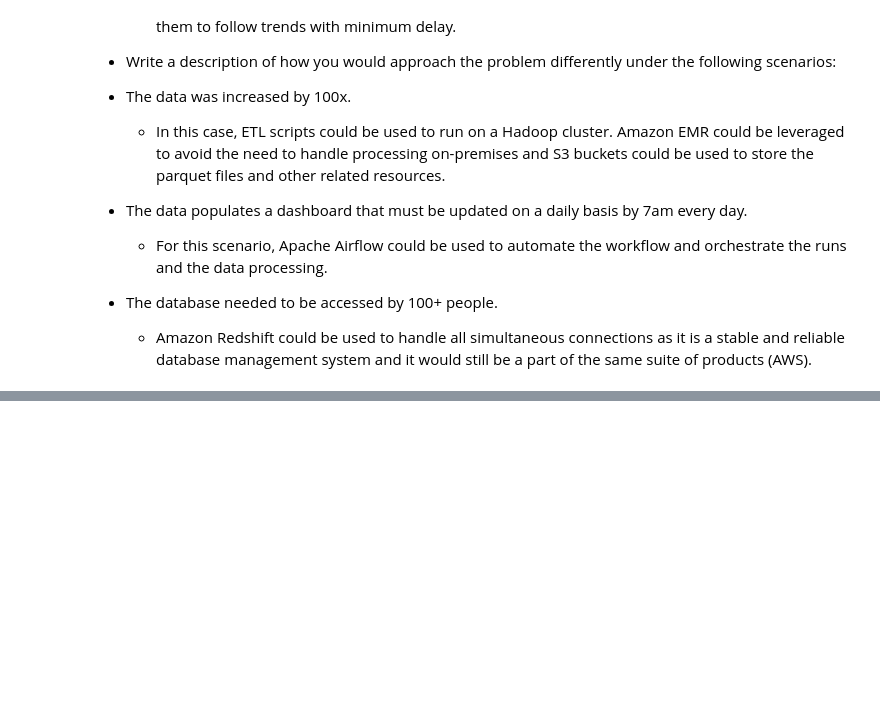
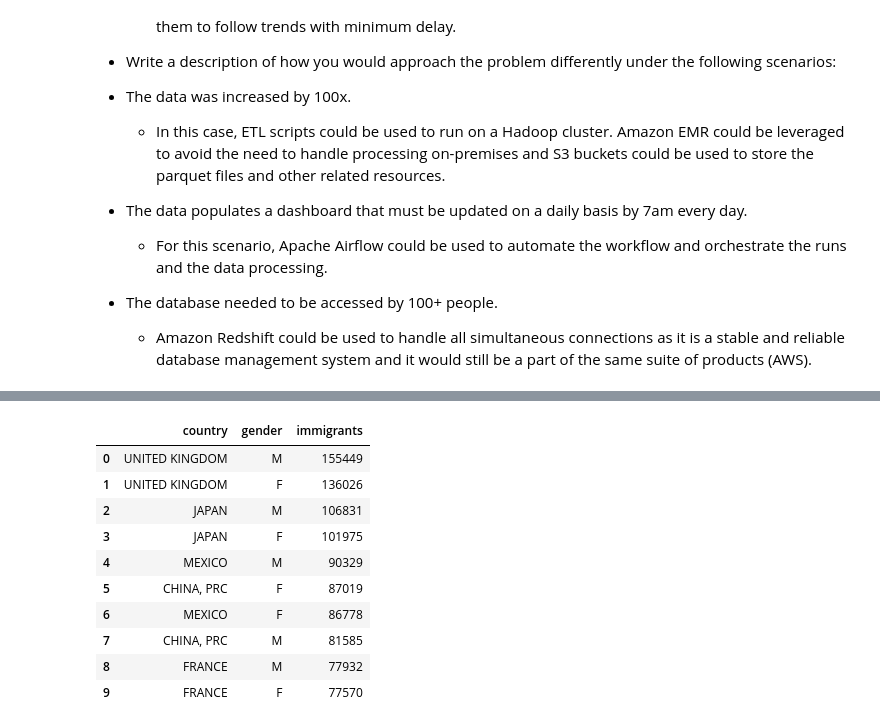
Before and after one commit to dmmonteiro/data_engineering_capstone, a Jupyter notebook: Capstone Project Template.ipynb, the cells around one changed output, grey strips where cells are left out. Saved outputs shown, nothing was run; the diff lists cells and outputs as text; code cells hidden in the pictures; blank space fills up the shorter version.

```diff
--- a/Capstone Project Template.ipynb
+++ b/Capstone Project Template.ipynb
@@ -618,0 +914,24 @@ The data dictionary can be found [here](data_dictionary.md)
+# %%
+# Discovering where immigrants are coming from
+# Aggregating data by country of origin and gender
+# Showing only the top 10 results
+spark.sql('''
+    SELECT c.country, a.gender, COUNT(*) AS immigrants
+    FROM arrivals a
+    JOIN countries AS c ON a.country = c.code
+    GROUP BY c.country, a.gender
+    ORDER BY immigrants DESC, c.country
+    LIMIT 10
+''').toPandas()
+# %% [output]
+|  | country | gender | immigrants |
+| 0 | UNITED KINGDOM | M | 155449 |
+| 1 | UNITED KINGDOM | F | 136026 |
+| 2 | JAPAN | M | 106831 |
+| 3 | JAPAN | F | 101975 |
+| 4 | MEXICO | M | 90329 |
+| 5 | CHINA, PRC | F | 87019 |
+| 6 | MEXICO | F | 86778 |
+| 7 | CHINA, PRC | M | 81585 |
+| 8 | FRANCE | M | 77932 |
+| 9 | FRANCE | F | 77570 |
```
Also changed, not shown: parts of 27 cells of this notebook, 2 other files.
